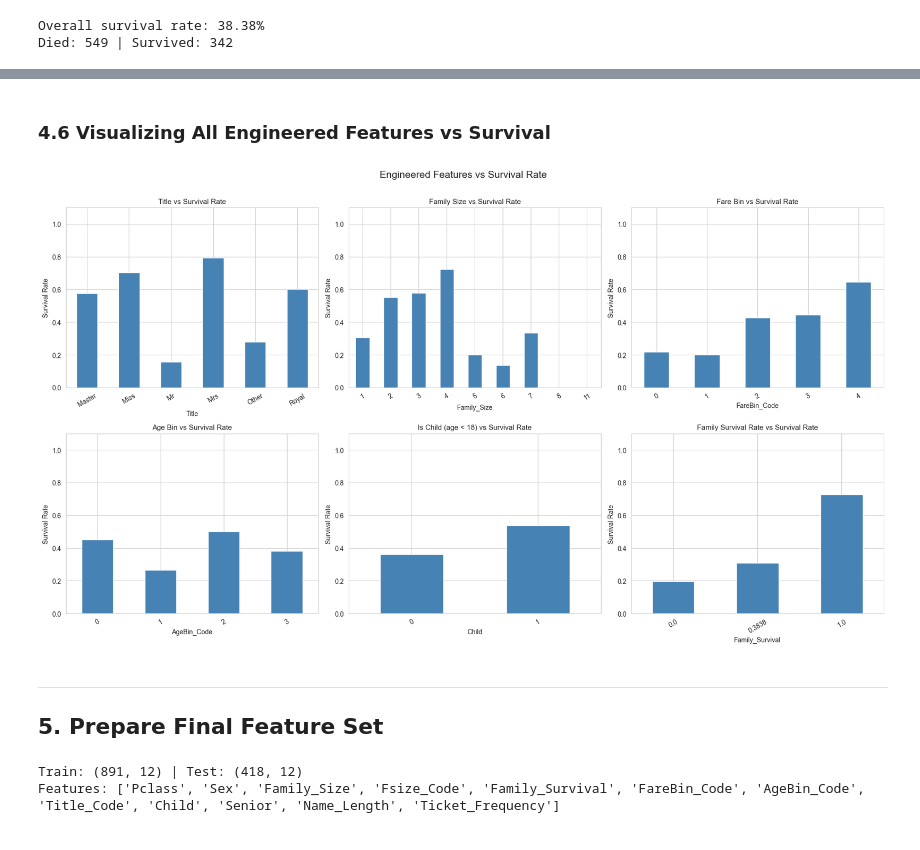
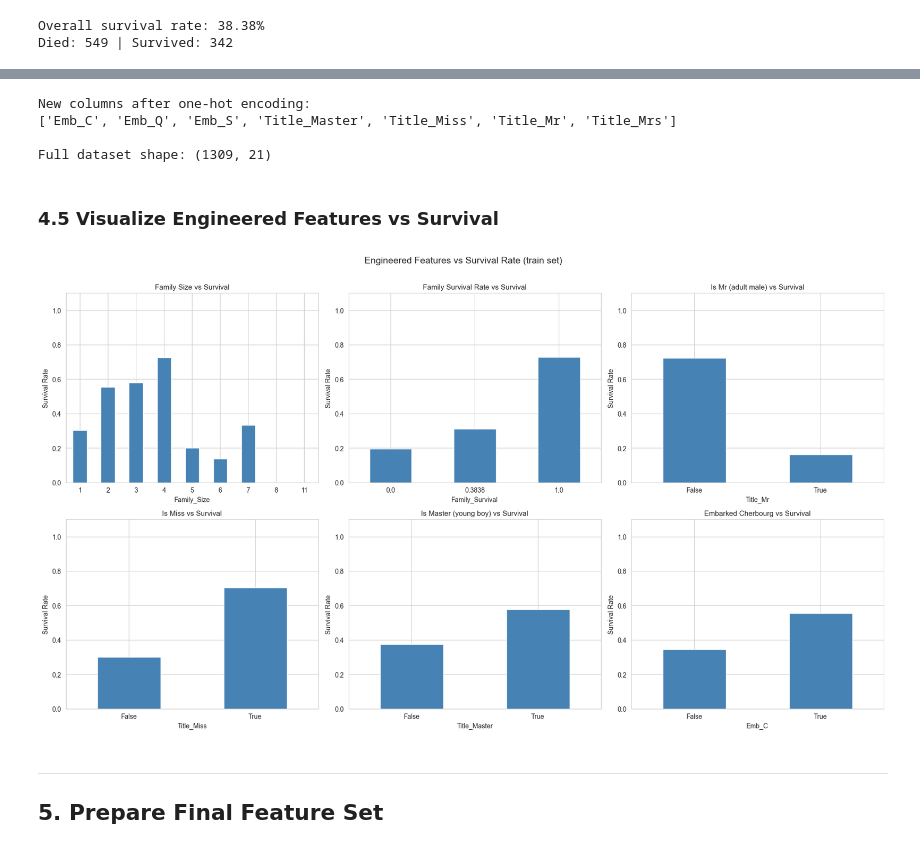
Before and after one commit to eloquenttbota/kaggle-titanic, a Jupyter notebook: notebook/EDA.ipynb, the cells around one changed output, grey strips where cells are left out. Cells and saved outputs as stored; diff of their text form; code cells hidden in the pictures.

```diff
--- a/notebook/EDA.ipynb
+++ b/notebook/EDA.ipynb
@@ -251,0 +235,4 @@ Name: count, dtype: int64
+# %%
+full_df = extract_group_survival(full_df)
+full_df = clean_data(full_df)  # adds Family_Size
+print('\nGroup survival and family size computed.')
@@ -450,0 +299,7 @@ All engineered features created successfully.
+# %%
+full_df['Fare']     = full_df['Fare'].fillna(full_df['Fare'].median())
+full_df['Embarked'] = full_df['Embarked'].fillna(full_df['Embarked'].mode()[0])
+
+print('Missing values after filling:')
+print(full_df.isnull().sum()[full_df.isnull().sum() > 0])
+print('(Survived NaN is expected — that is the test set target we need to predict)')
@@ -451,51 +321,44 @@ All engineered features created successfully.
+# %%
+full_df['Sex'] = full_df['Sex'].map({'male': 0, 'female': 1})
+full_df = pd.get_dummies(full_df, columns=['Embarked', 'Title'], prefix=['Emb', 'Title'])
+
+print('New columns after one-hot encoding:')
+new_cols = [c for c in full_df.columns if c.startswith('Emb_') or c.startswith('Title_')]
+print(new_cols)
+print(f'\nFull dataset shape: {full_df.shape}')
+# %% [output]
+New columns after one-hot encoding:
+['Emb_C', 'Emb_Q', 'Emb_S', 'Title_Master', 'Title_Miss', 'Title_Mr', 'Title_Mrs']
+
+Full dataset shape: (1309, 21)
 # %% [markdown]
-### 4.6 Visualizing All Engineered Features vs Survival
+### 4.5 Visualize Engineered Features vs Survival
 # %%
-train_fe = data_df[:len(train_df)].copy()
-
-features_to_plot = [
-    ('Title', 'Title'),
-    ('Family_Size', 'Family Size'),
-    ('FareBin_Code', 'Fare Bin'),
-    ('AgeBin_Code', 'Age Bin'),
-    ('Child', 'Is Child (age < 18)'),
-    ('Family_Survival', 'Family Survival Rate'),
-]
+train_fe = full_df[:len(train_df)].copy()
 
 fig, axes = plt.subplots(2, 3, figsize=(18, 10))
 axes = axes.flatten()
 
+features_to_plot = [
+    ('Family_Size',      'Family Size'),
+    ('Family_Survival',  'Family Survival Rate'),
+    ('Title_Mr',         'Is Mr (adult male)'),
+    ('Title_Miss',       'Is Miss'),
+    ('Title_Master',     'Is Master (young boy)'),
+    ('Emb_C',            'Embarked Cherbourg'),
+]
+
 for ax, (col, title) in zip(axes, features_to_plot):
-    surv_rate = train_fe.groupby(col)['Survived'].mean()
-    surv_rate.plot(kind='bar', ax=ax, rot=30, color='steelblue')
-    ax.set_title(f'{title} vs Survival Rate', fontsize=11)
+    train_fe.groupby(col)['Survived'].mean().plot(kind='bar', ax=ax, rot=0, color='steelblue')
+    ax.set_title(f'{title} vs Survival', fontsize=11)
     ax.set_ylabel('Survival Rate')
     ax.set_ylim(0, 1.1)
 
-plt.suptitle('Engineered Features vs Survival Rate', fontsize=15, y=1.01)
+plt.suptitle('Engineered Features vs Survival Rate (train set)', fontsize=14, y=1.01)
 plt.tight_layout()
 plt.show()
 # %% [output]
-[figure, old version]
+[figure, new version]
 # %% [markdown]
 ---
 ## 5. Prepare Final Feature Set
-# %%
-FEATURES = [
-    'Pclass', 'Sex', 'Family_Size', 'Fsize_Code',
-    'Family_Survival', 'FareBin_Code', 'AgeBin_Code',
-    'Title_Code', 'Child', 'Senior', 'Name_Length', 'Ticket_Frequency'
-]
-
-train_final = data_df[:len(train_df)].copy()
-test_final  = data_df[len(train_df):].copy()
-
-X      = train_final[FEATURES]
-y      = train_final['Survived']
-X_test = test_final[FEATURES]
-
-print(f'Train: {X.shape} | Test: {X_test.shape}')
-print(f'Features: {FEATURES}')
-# %% [output]
-Train: (891, 12) | Test: (418, 12)
-Features: ['Pclass', 'Sex', 'Family_Size', 'Fsize_Code', 'Family_Survival', 'FareBin_Code', 'AgeBin_Code', 'Title_Code', 'Child', 'Senior', 'Name_Length', 'Ticket_Frequency']
```
Also changed, not shown: parts of 67 cells of this notebook, 7 other files.
